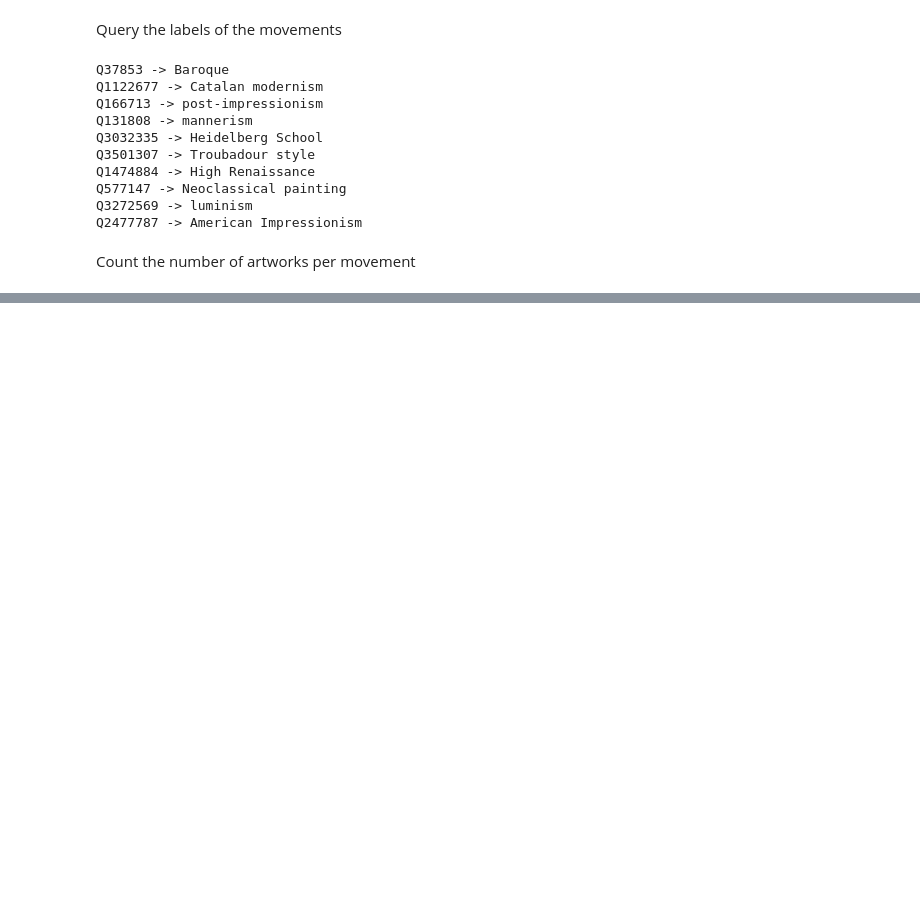
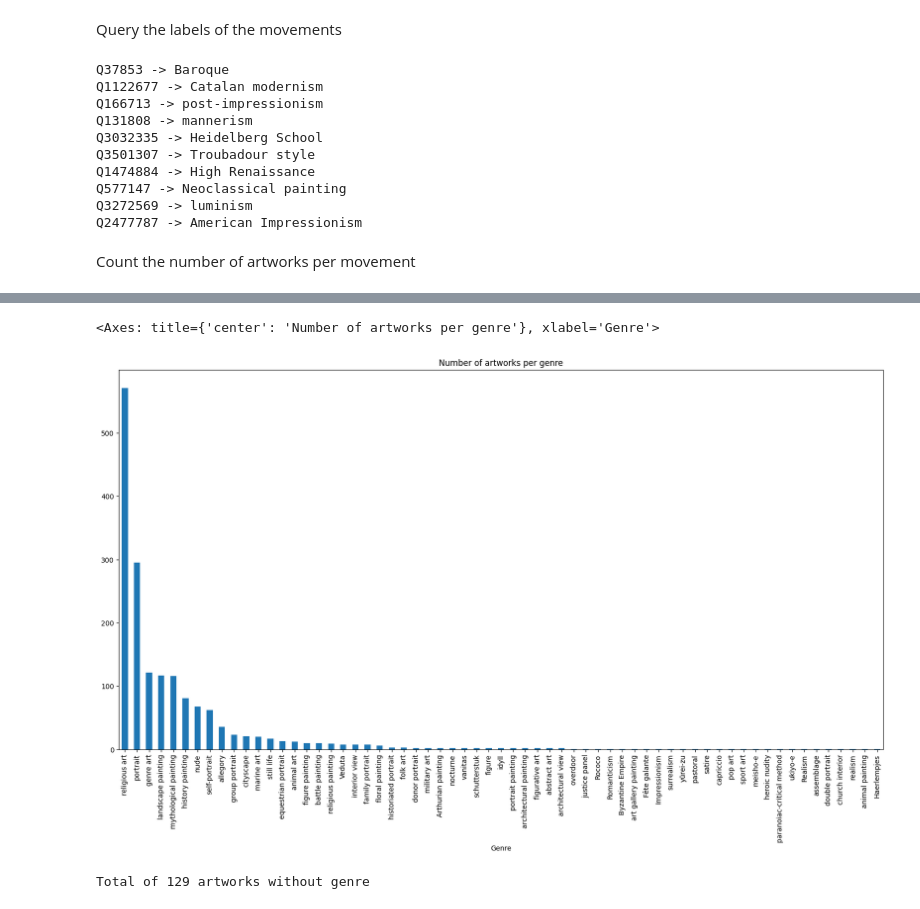
Before and after one commit to HPI-Information-Systems/MELArt, a Jupyter notebook: statistics.ipynb, the cells around one changed output, grey strips where cells are left out. Cells and saved outputs as stored; diff of their text form; code cells hidden in the pictures; blank space fills up the shorter version.

Commit message:
Genre stats

```diff
--- a/statistics.ipynb
+++ b/statistics.ipynb
@@ -79,0 +85,14 @@ df_movements_count.plot(kind='bar', x='label', xlabel='Movement' ,y='count', fig
+# %%
+sparql_genres="""
+PREFIX wd: <http://www.wikidata.org/entity/>
+PREFIX wdt: <http://www.wikidata.org/prop/direct/>
+SELECT ?ent ?genre  WHERE{
+VALUES ?ent { %s }
+ ?ent wdt:P136 ?genre.
+}
+""" % " ".join([f"wd:{qid}" for qid in all_qids])
+df_genre=sq.sparql_pandas_query(sparql_genres)
+df_genre['ent']=df_genre['ent'].apply(lambda x: x.split('/')[-1])
+df_genre['genre']=df_genre['genre'].apply(lambda x: x.split('/')[-1])
+print(len(df_genre))
+df_genre.head()
@@ -79,0 +107,3 @@ df_movements_count.plot(kind='bar', x='label', xlabel='Movement' ,y='count', fig
+# %%
+set_genres=set(df_genre['genre'])
+print(f"Total of {len(set_genres)} genres")
@@ -79,0 +112,4 @@ df_movements_count.plot(kind='bar', x='label', xlabel='Movement' ,y='count', fig
+# %%
+genre_labels=sq.sparql_all_lables(list(set_genres))
+for genre in list(set_genres)[:10]:
+    print(f"{genre} -> {genre_labels[genre][0]}")
@@ -79,0 +127,13 @@ df_movements_count.plot(kind='bar', x='label', xlabel='Movement' ,y='count', fig
+# %%
+df_genres_count=df_genre.groupby('genre').size().reset_index(name='count')
+df_genres_count=df_genres_count.sort_values('count', ascending=False)
+df_genres_count["label"]=df_genres_count["genre"].apply(lambda x: genre_labels[x][0])
+df_genres_count.plot(kind='bar', x='label', xlabel='Genre' ,y='count', figsize=(20,10), title='Number of artworks per genre', legend=False)
+# %% [output]
+<Axes: title={'center': 'Number of artworks per genre'}, xlabel='Genre'>
+[figure, added]
+# %%
+unknown_genre_artworks=set(all_qids)-set(df_genre["ent"])
+print(f"Total of {len(unknown_genre_artworks)} artworks without genre")
+# %% [output]
+Total of 129 artworks without genre
```
Also changed, not shown: parts of 7 cells of this notebook.
